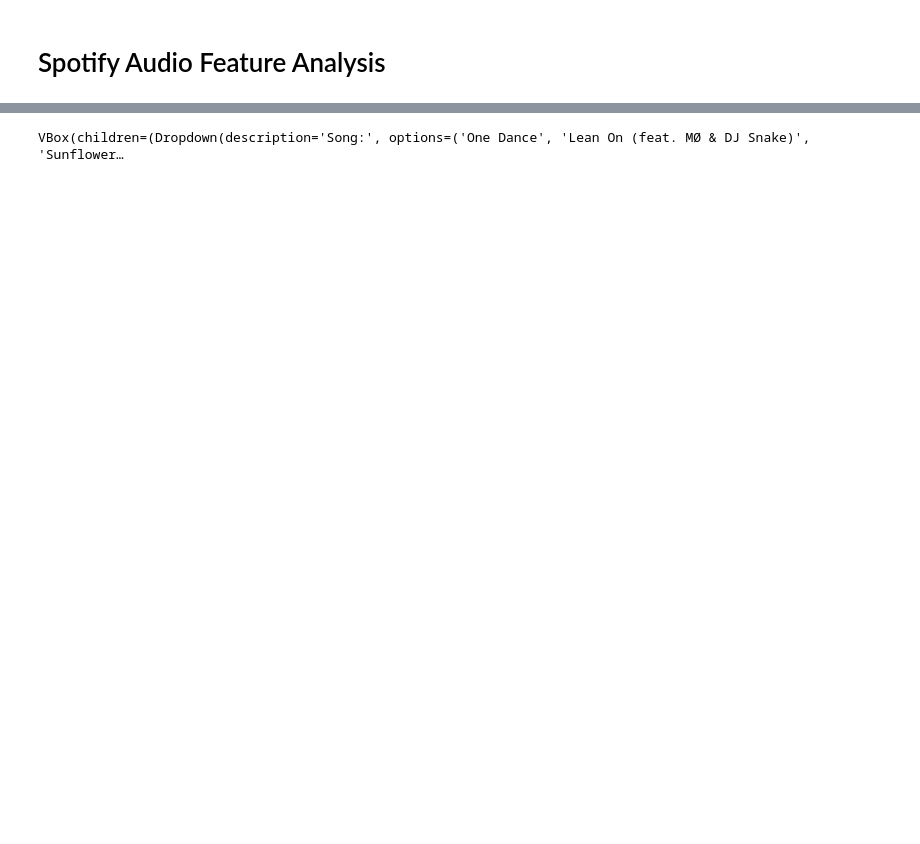
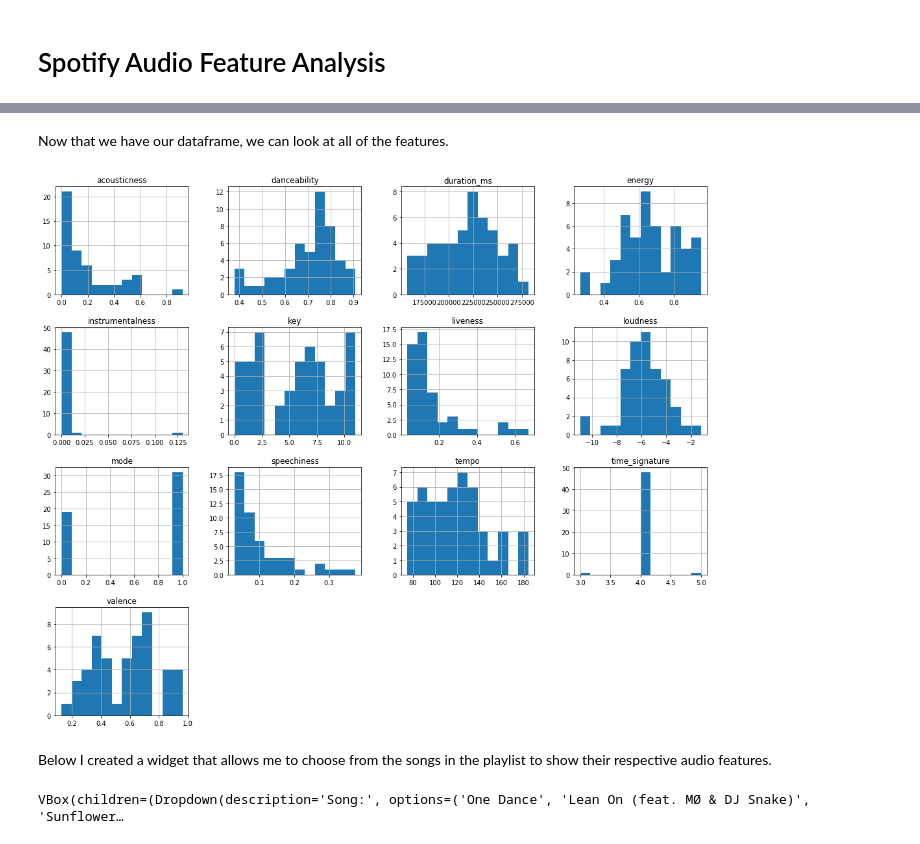
Before and after one commit to artunggal/SpotifyAnalysis, a Jupyter notebook: SpotifyAudioFeatures.ipynb, the cells around one changed output, grey strips where cells are left out. Drawn from its saved outputs; the diff is of its cells as text; code cells hidden in the pictures; blank space fills up the shorter version.

```diff
--- a/SpotifyAudioFeatures.ipynb
+++ b/SpotifyAudioFeatures.ipynb
@@ -301,6 +287,14 @@ for song in tens['items']:
         tens_df = pd.concat([tens_df, ab])
 tens_df = tens_df.reset_index(drop = True)
 #list(tens['items'])
+# %% [markdown]
+Now that we have our dataframe, we can look at all of the features.
+# %%
+tens_df._get_numeric_data().hist(bins=12, figsize=(18, 15), layout=(4, 4));
+# %% [output]
+[figure, added]
+# %% [markdown]
+Below I created a widget that allows me to choose from the songs in the playlist to show their respective audio features.
 # %%
 ## Code block to make plotly visualization of top 50 of Spotify 2010s
 
```
Also changed, not shown: parts of 22 cells of this notebook.
